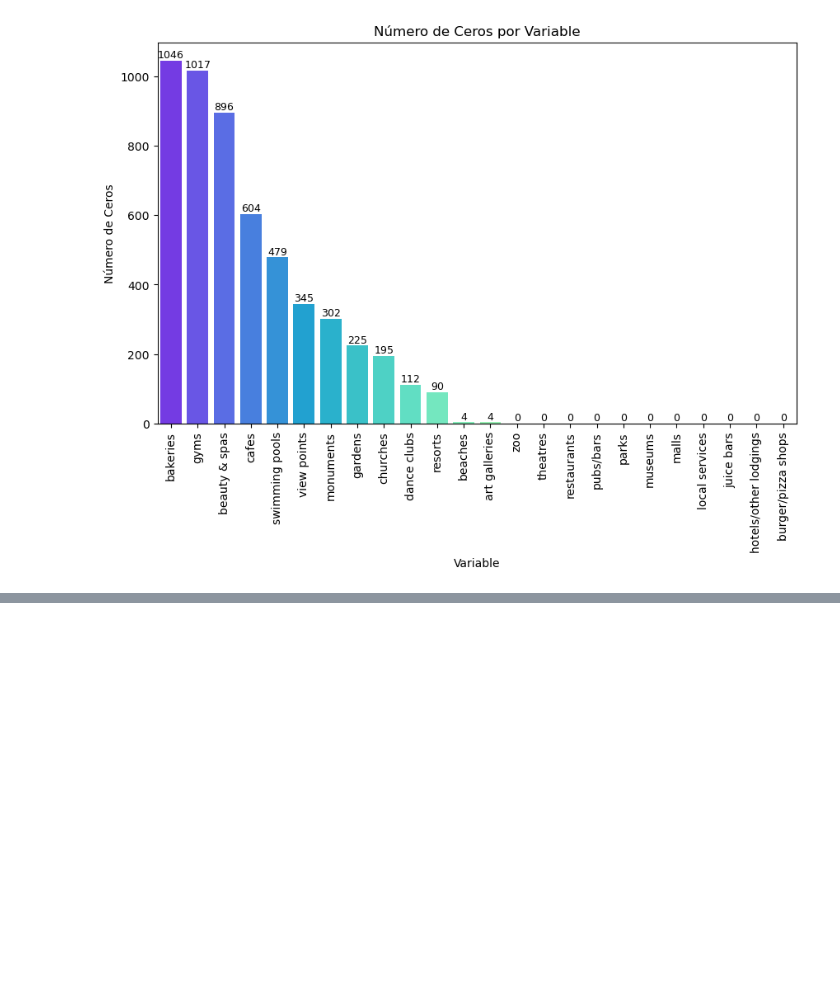
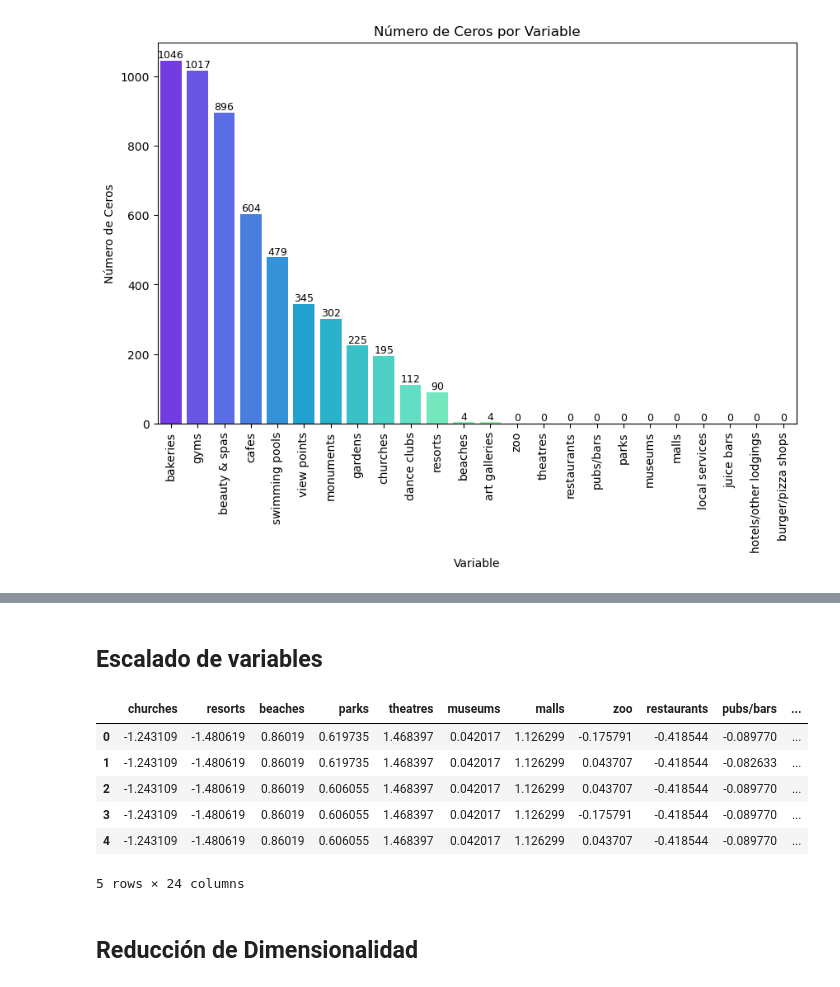
Before and after one commit to Leostark95/Analitica_2_Proyecto_2, a Jupyter notebook: Notebook.ipynb, the cells around one changed output, grey strips where cells are left out. Cells and saved outputs as stored; diff of their text form; code cells hidden in the pictures; blank space fills up the shorter version.

```diff
--- a/Notebook.ipynb
+++ b/Notebook.ipynb
@@ -346,0 +350,16 @@ plt.show()
+# %% [markdown]
+## <font color='157699'> Escalado de variables </font>
+# %%
+scaler = StandardScaler()
+df2[df2.columns] = scaler.fit_transform(df2[df2.columns])
+df2.head()
+# %% [output]
+|  | churches | resorts | beaches | parks | theatres | museums | malls | zoo | restaurants | pubs/bars | ... |
+| 0 | -1.243109 | -1.480619 | 0.86019 | 0.619735 | 1.468397 | 0.042017 | 1.126299 | -0.175791 | -0.418544 | -0.089770 | ... |
+| 1 | -1.243109 | -1.480619 | 0.86019 | 0.619735 | 1.468397 | 0.042017 | 1.126299 | 0.043707 | -0.418544 | -0.082633 | ... |
+| 2 | -1.243109 | -1.480619 | 0.86019 | 0.606055 | 1.468397 | 0.042017 | 1.126299 | 0.043707 | -0.418544 | -0.089770 | ... |
+| 3 | -1.243109 | -1.480619 | 0.86019 | 0.606055 | 1.468397 | 0.042017 | 1.126299 | -0.175791 | -0.418544 | -0.089770 | ... |
+| 4 | -1.243109 | -1.480619 | 0.86019 | 0.606055 | 1.468397 | 0.042017 | 1.126299 | 0.043707 | -0.418544 | -0.089770 | ... |
+5 rows × 24 columns
+# %% [markdown]
+## <font color='157699'> Reducción de Dimensionalidad </font>
```
Also changed, not shown: parts of 10 cells of this notebook.
